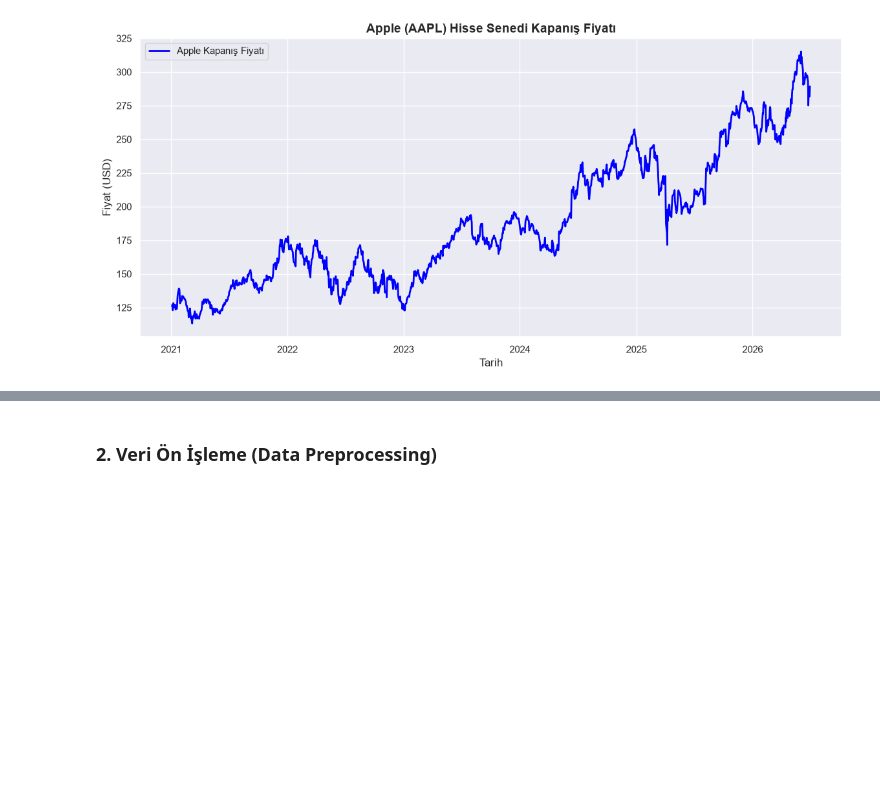
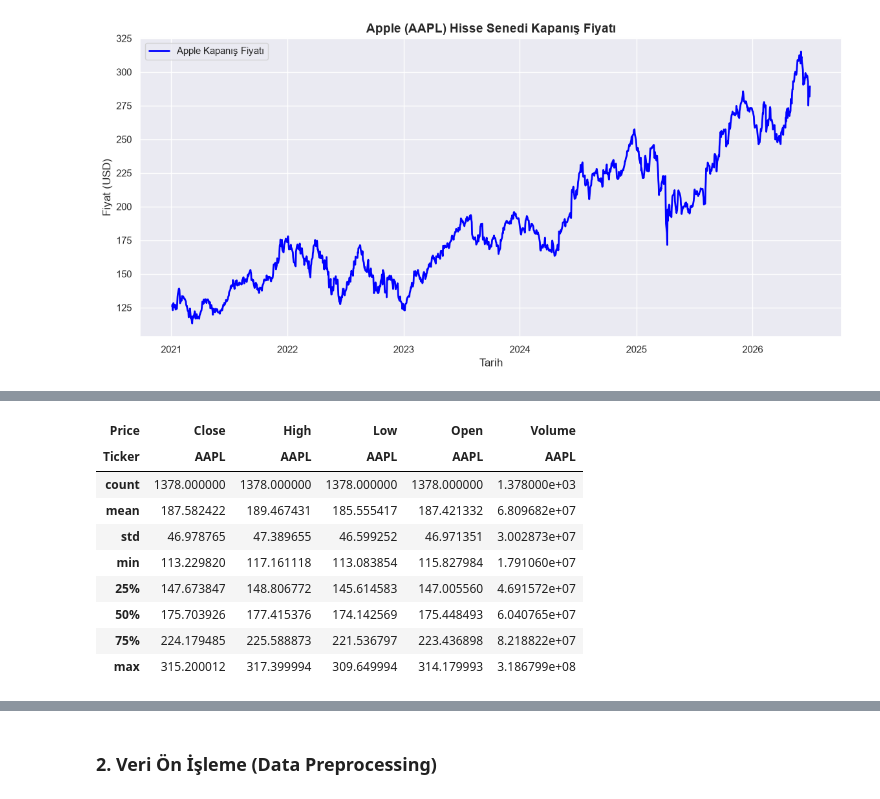
Before and after one commit to elifece91/stock-prediction-project, a Jupyter notebook: Apple_Stock_Prediction.ipynb, the cells around one changed output, grey strips where cells are left out. Drawn from its saved outputs; the diff is of its cells as text; code cells hidden in the pictures; blank space fills up the shorter version.

Commit message:
Add exploratory data analysis tables back to notebook

```diff
--- a/Apple_Stock_Prediction.ipynb
+++ b/Apple_Stock_Prediction.ipynb
@@ -33,0 +45,13 @@ plt.show()
+# %%
+df.describe()
+# %% [output]
+| Price | Close | High | Low | Open | Volume |
+| Ticker | AAPL | AAPL | AAPL | AAPL | AAPL |
+| count | 1378.000000 | 1378.000000 | 1378.000000 | 1378.000000 | 1.378000e+03 |
+| mean | 187.582422 | 189.467431 | 185.555417 | 187.421332 | 6.809682e+07 |
+| std | 46.978765 | 47.389655 | 46.599252 | 46.971351 | 3.002873e+07 |
+| min | 113.229820 | 117.161118 | 113.083854 | 115.827984 | 1.791060e+07 |
+| 25% | 147.673847 | 148.806772 | 145.614583 | 147.005560 | 4.691572e+07 |
+| 50% | 175.703926 | 177.415376 | 174.142569 | 175.448493 | 6.040765e+07 |
+| 75% | 224.179485 | 225.588873 | 221.536797 | 223.436898 | 8.218822e+07 |
+| max | 315.200012 | 317.399994 | 309.649994 | 314.179993 | 3.186799e+08 |
```
Also changed, not shown: parts of 4 cells of this notebook, 1 other file.
